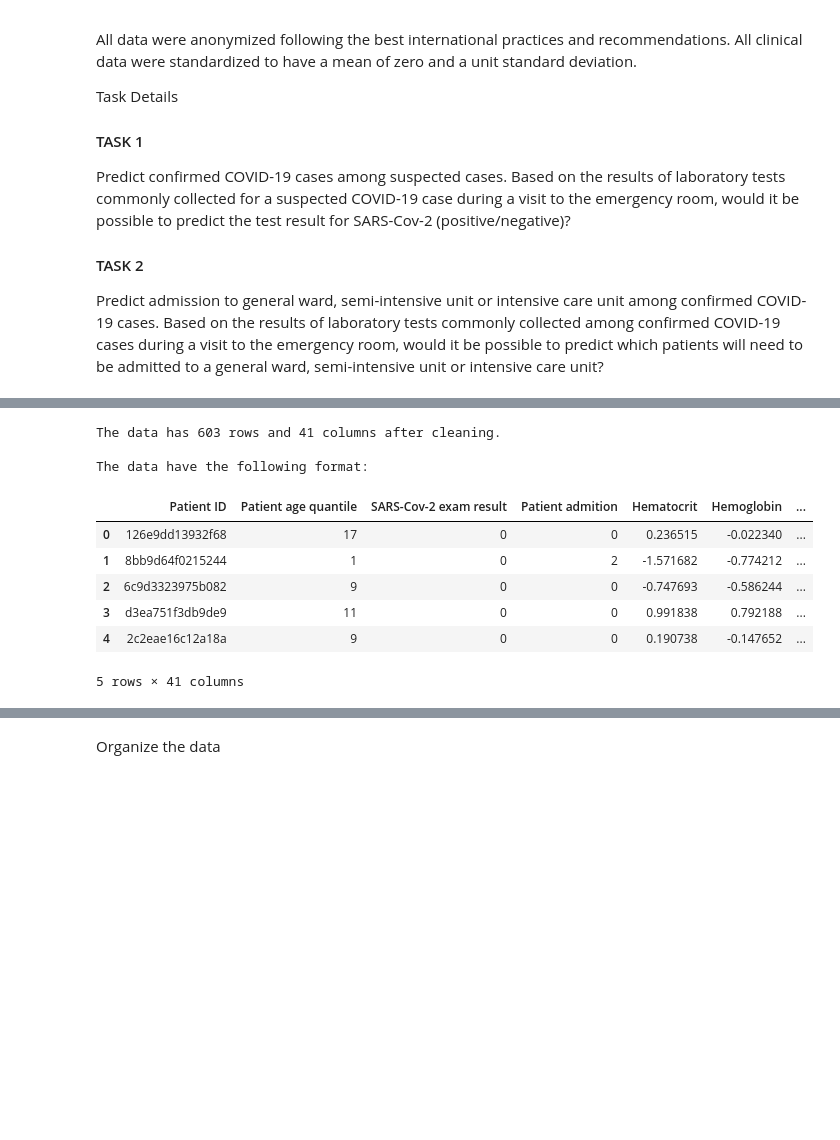
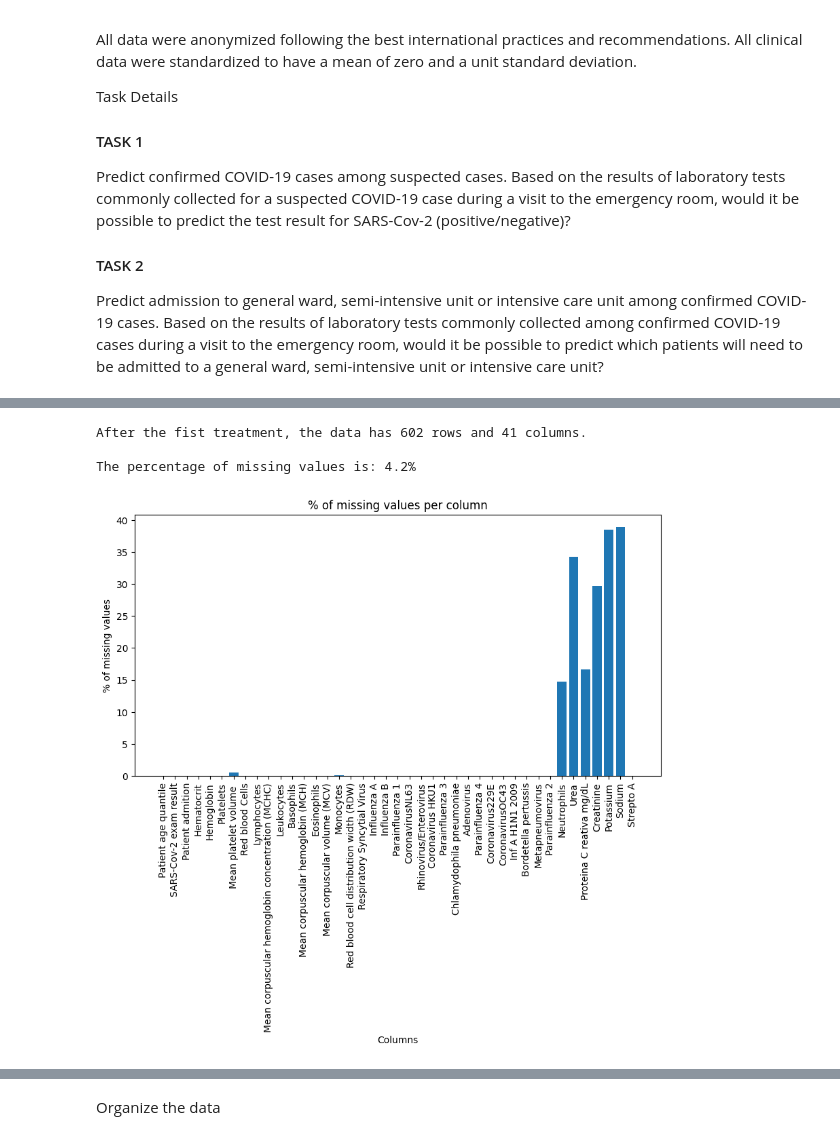
Before and after one commit to fsbertoglio/Machine-Learning-Labs, a Jupyter notebook: T1/covid_analysis.ipynb, the cells around one changed output, grey strips where cells are left out. Saved outputs shown, nothing was run; the diff lists cells and outputs as text; code cells hidden in the pictures; blank space fills up the shorter version.

```diff
--- a/T1/covid_analysis.ipynb
+++ b/T1/covid_analysis.ipynb
@@ -44,50 +53,46 @@ The percentage of missing values in each column is: 88.1%
 # %%
+bin_atributes = ['Respiratory Syncytial Virus', 'Influenza A', 'Influenza B', 'Parainfluenza 1',
+                'CoronavirusNL63', 'Rhinovirus/Enterovirus', 'Coronavirus HKU1', 'Parainfluenza 3',
+                'Chlamydophila pneumoniae', 'Adenovirus', 'Parainfluenza 4', 'Coronavirus229E',
+                'CoronavirusOC43', 'Inf A H1N1 2009', 'Bordetella pertussis', 'Metapneumovirus', 'Parainfluenza 2', 'Strepto A']
+for col_name, col in data.items():
+    if col_name in bin_atributes:
+        col.fillna(0, inplace=True)
+
 data.drop_duplicates(inplace=True)
+for col_name, col in data.items():
+    if data[col_name].isna().sum()/data.shape[0] > 0.95:
+        data.drop([col_name], axis=1, inplace=True)
+for row_index, row in data.iterrows():
+    if row.isna().sum()/data.shape[1] > 0.20:
+        data.drop([row_index], inplace=True)
 
-data.dropna(inplace=True, subset=['Hemoglobin'])
-data.dropna(inplace=True, axis=1, subset=[1])
+data.drop(['Patient ID', 'Influenza A, rapid test', 'Influenza B, rapid test'], axis=1, inplace=True)
 
 data.replace(to_replace='not_detected', value=0, inplace=True)
 data.replace(to_replace='detected', value=1, inplace=True)
 data.replace(to_replace='negative', value=0, inplace=True)
 data.replace(to_replace='positive', value=1, inplace=True)
-
-data.drop(['Influenza A, rapid test', 'Influenza B, rapid test', 'Serum Glucose'], axis=1, inplace=True)
-
-bin_atributes = ['Respiratory Syncytial Virus', 'Influenza A', 'Influenza B', 'Parainfluenza 1',
-                'CoronavirusNL63', 'Rhinovirus/Enterovirus', 'Coronavirus HKU1', 'Parainfluenza 3',
-                'Chlamydophila pneumoniae', 'Adenovirus', 'Parainfluenza 4', 'Coronavirus229E',
-                'CoronavirusOC43', 'Inf A H1N1 2009', 'Bordetella pertussis', 'Metapneumovirus', 'Parainfluenza 2']
-
-for col_name, col in data.items():
-    if col_name in bin_atributes:
-        col.fillna(0, inplace=True)
-for col_name, col in data.items():
-    if col.hasnans == True:
-    col.fillna(col.mean(skipna=True), inplace=True)
-
 patient_admition = data['Patient addmited to semi-intensive unit (1=yes, 0=no)'] * 2 + data['Patient addmited to intensive care unit (1=yes, 0=no)'] *3 + data['Patient addmited to regular ward (1=yes, 0=no)']
 data.insert(3, 'Patient admition', patient_admition)
 data.drop(['Patient addmited to semi-intensive unit (1=yes, 0=no)', 'Patient addmited to intensive care unit (1=yes, 0=no)', 'Patient addmited to regular ward (1=yes, 0=no)'], axis=1, inplace=True)
 
+print(f'After the fist treatment, the data has {data.shape[0]} rows and {data.shape[1]} columns.\n')
+total_na_percentage = data.isna().sum().sum() / (data.shape[0] * data.shape[1]) * 100
+print(f'The percentage of missing values is: {total_na_percentage:.1f}%')
+fig, axes = plt.subplots(figsize=(10, 5))
+axes.bar(data.columns, data.isna().sum()/data.shape[0]*100)
+axes.set_title('% of missing values per column')
+axes.set_xlabel('Columns')
+axes.set_ylabel('% of missing values')
+plt.xticks(rotation=90)
+plt.show()
+
+for col_name, col in data.items():
+        col.fillna(0, inplace=True)
 data.reset_index(inplace=True, drop=True)
-
-print(f"The data has {data.shape[0]} rows and {data.shape[1]} columns after cleaning.\n")
-
-# for i, col in enumerate(data.columns):
-#     print(f"{i}: {col}")
-
-print(f"The data have the following format:")
-data.to_csv('./covid_sp_dataset_treated.csv', index=True)
-data.head()
 # %% [output]
-The data has 603 rows and 41 columns after cleaning.
+After the fist treatment, the data has 602 rows and 41 columns.
 
-The data have the following format:
+The percentage of missing values is: 4.2%
-|  | Patient ID | Patient age quantile | SARS-Cov-2 exam result | Patient admition | Hematocrit | Hemoglobin | ... |
-| 0 | 126e9dd13932f68 | 17 | 0 | 0 | 0.236515 | -0.022340 | ... |
-| 1 | 8bb9d64f0215244 | 1 | 0 | 2 | -1.571682 | -0.774212 | ... |
-| 2 | 6c9d3323975b082 | 9 | 0 | 0 | -0.747693 | -0.586244 | ... |
-| 3 | d3ea751f3db9de9 | 11 | 0 | 0 | 0.991838 | 0.792188 | ... |
-| 4 | 2c2eae16c12a18a | 9 | 0 | 0 | 0.190738 | -0.147652 | ... |
-5 rows × 41 columns
+[figure, added]
```
Also changed, not shown: parts of 5 cells of this notebook, 5 other files.
